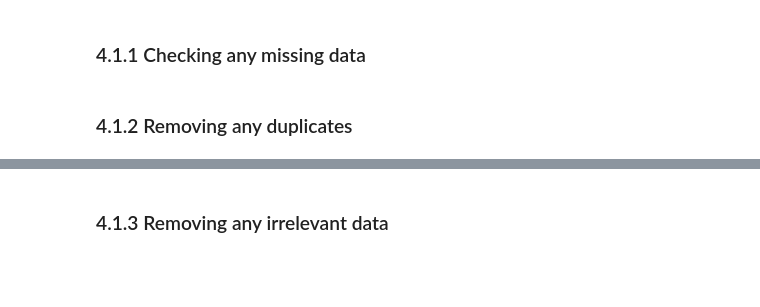
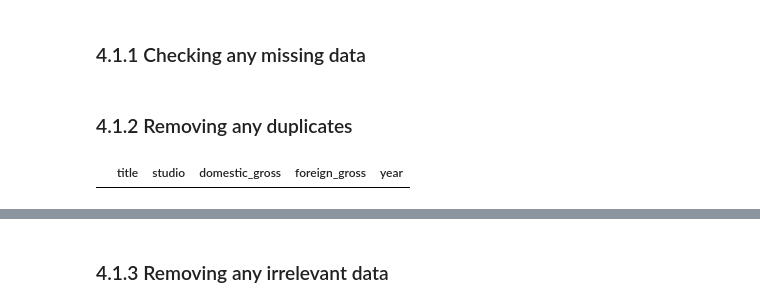
Before and after one commit to MuchiriKinyua/Microsoft-Movie-Project, a Jupyter notebook: Microsoft Movie project.ipynb, the cells around one changed output, grey strips where cells are left out. Drawn from its saved outputs; the diff is of its cells as text; code cells hidden in the pictures; blank space fills up the shorter version.

```diff
--- a/Microsoft Movie project.ipynb
+++ b/Microsoft Movie project.ipynb
@@ -231,3 +231,8 @@ rt_movie_info.describe()
 ### 4.1.1 Checking any missing data
 # %% [markdown]
 ### 4.1.2 Removing any duplicates
+# %%
+bom_data[bom_data.duplicated(keep=False)].sort_values(by = "title")
+# As per the output, there are no duplicated values
+# %% [output]
+|  | title | studio | domestic_gross | foreign_gross | year |
```
Also changed, not shown: parts of 4 cells of this notebook.
